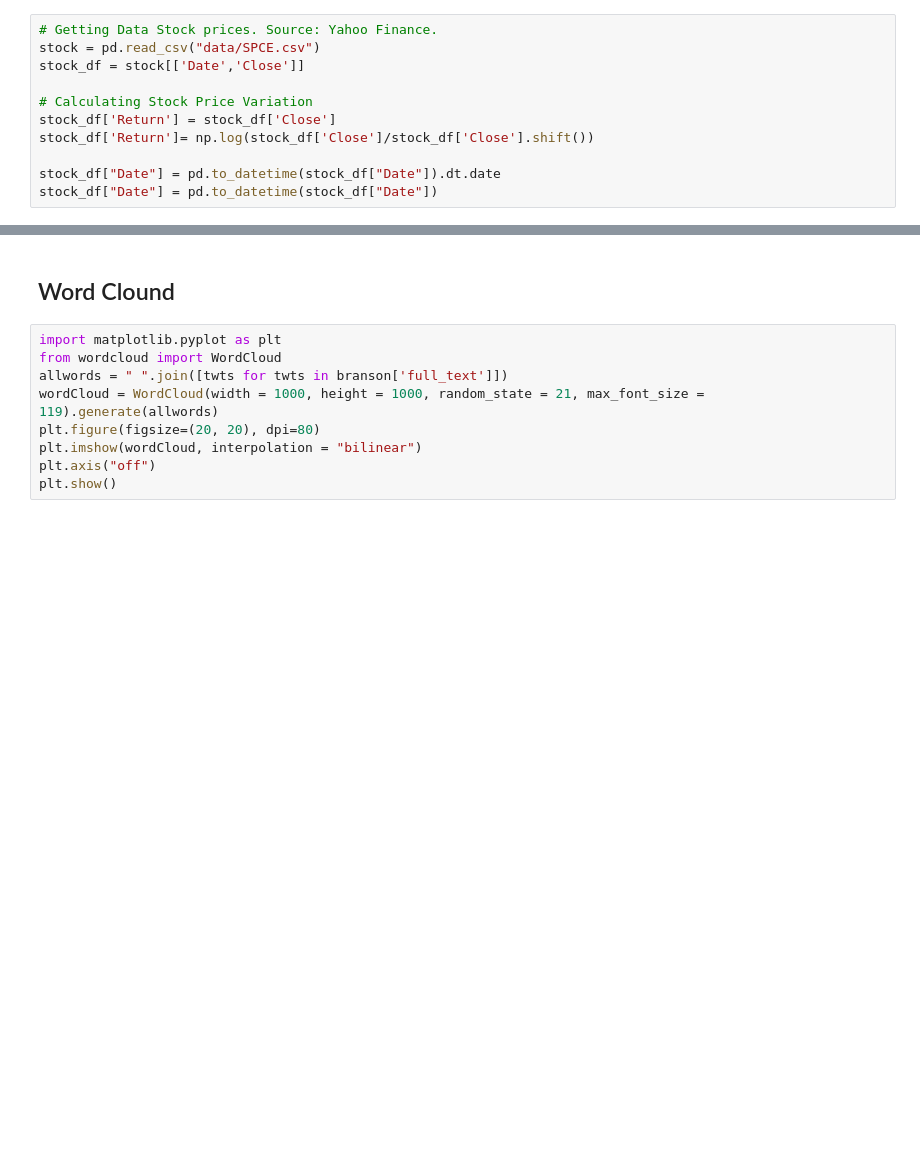
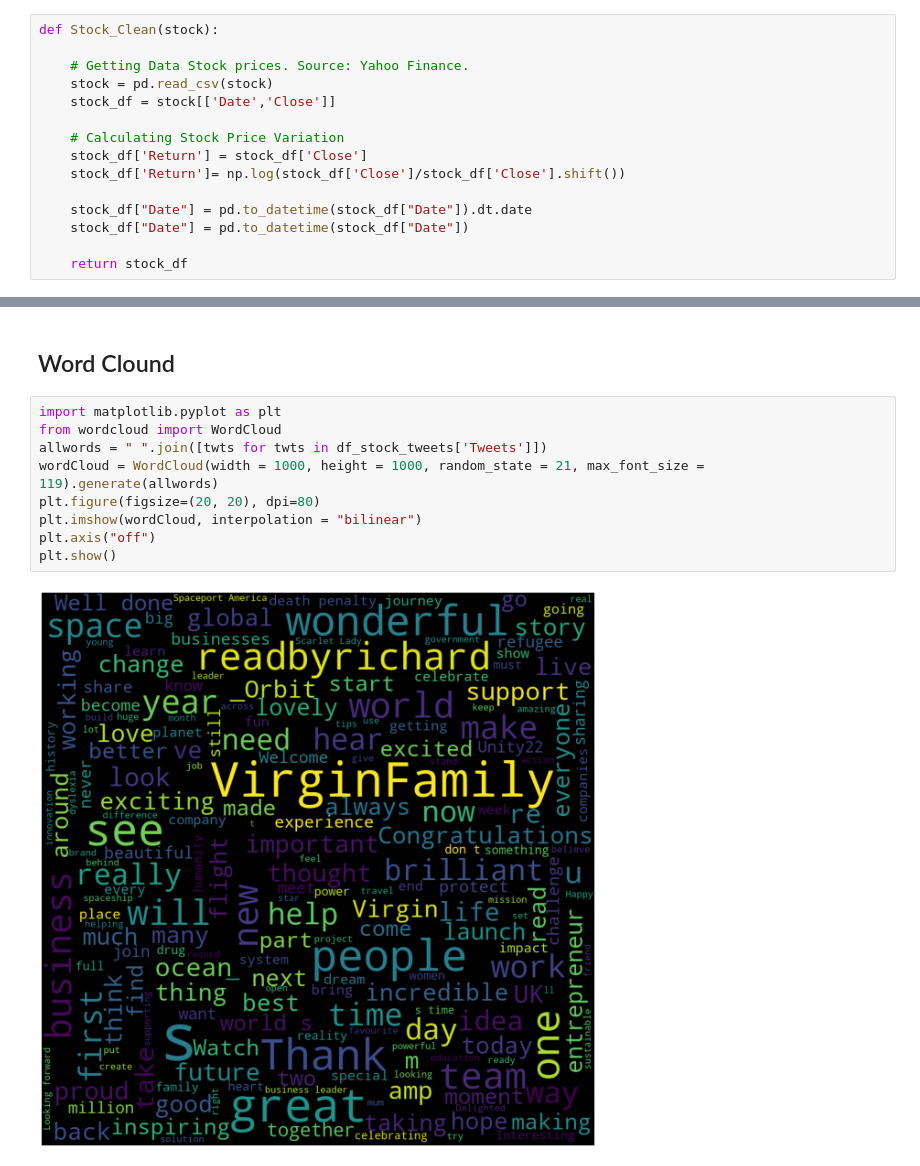
Before and after one commit to NB-01/twitter, a Jupyter notebook: data_cleaning_mu.ipynb, the cells around one changed output, grey strips where cells are left out. Cells and saved outputs as stored; diff of their text form; blank space fills up the shorter version.

```diff
--- a/data_cleaning_mu.ipynb
+++ b/data_cleaning_mu.ipynb
@@ -89,12 +86,16 @@ ceo_tweets["Polarity_chg"] = ceo_tweets["Polarity_chg"].fillna(0)
 # %%
-# Getting Data Stock prices. Source: Yahoo Finance.
-stock = pd.read_csv("data/SPCE.csv")
-stock_df = stock[['Date','Close']]
+def Stock_Clean(stock):
 
-# Calculating Stock Price Variation
-stock_df['Return'] = stock_df['Close']
-stock_df['Return']= np.log(stock_df['Close']/stock_df['Close'].shift())
+    # Getting Data Stock prices. Source: Yahoo Finance.
+    stock = pd.read_csv(stock)
+    stock_df = stock[['Date','Close']]
 
-stock_df["Date"] = pd.to_datetime(stock_df["Date"]).dt.date
-stock_df["Date"] = pd.to_datetime(stock_df["Date"])
+    # Calculating Stock Price Variation
+    stock_df['Return'] = stock_df['Close']
+    stock_df['Return']= np.log(stock_df['Close']/stock_df['Close'].shift())
+
+    stock_df["Date"] = pd.to_datetime(stock_df["Date"]).dt.date
+    stock_df["Date"] = pd.to_datetime(stock_df["Date"])
+
+    return stock_df
 # %% [markdown]
@@ -179,9 +210,11 @@ fig.show()
 # %%
 import matplotlib.pyplot as plt
 from wordcloud import WordCloud
-allwords = " ".join([twts for twts in branson['full_text']])
+allwords = " ".join([twts for twts in df_stock_tweets['Tweets']])
 wordCloud = WordCloud(width = 1000, height = 1000, random_state = 21, max_font_size = 119).generate(allwords)
 plt.figure(figsize=(20, 20), dpi=80)
 plt.imshow(wordCloud, interpolation = "bilinear")
 plt.axis("off")
 plt.show()
+# %% [output]
+[figure, added]
```
Also changed, not shown: parts of 23 cells of this notebook.
